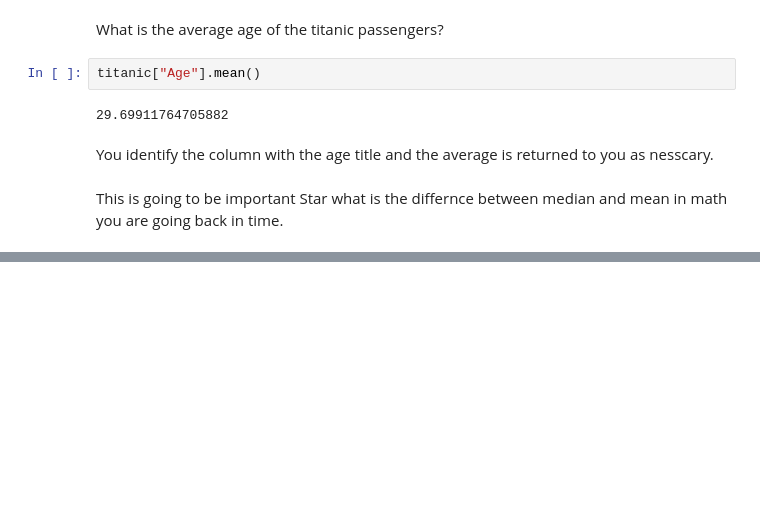
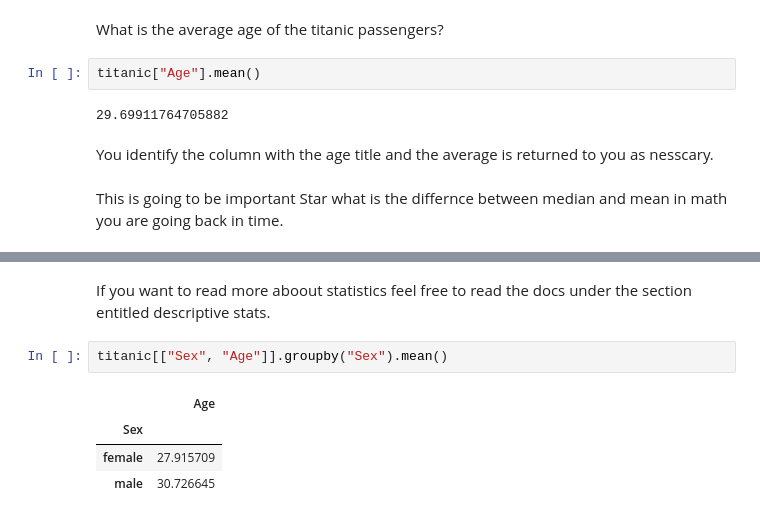
Before and after one commit to evargas1/Making-Graphs, a Jupyter notebook: New Columns Derived From Existing columns.ipynb, the cells around one changed output, grey strips where cells are left out. Saved outputs shown, nothing was run; the diff lists cells and outputs as text; blank space fills up the shorter version.

```diff
--- a/New Columns Derived From Existing columns.ipynb
+++ b/New Columns Derived From Existing columns.ipynb
@@ -116,0 +151,9 @@ This is going to be important Star what is the differnce between median and mean
+# %% [markdown]
+If you want to read more aboout statistics feel free to read the docs under the section entitled descriptive stats.
+# %%
+titanic[["Sex", "Age"]].groupby("Sex").mean()
+# %% [output]
+|  | Age |
+| Sex |  |
+| female | 27.915709 |
+| male | 30.726645 |
```
Also changed, not shown: parts of 20 cells of this notebook, 1 other file.
